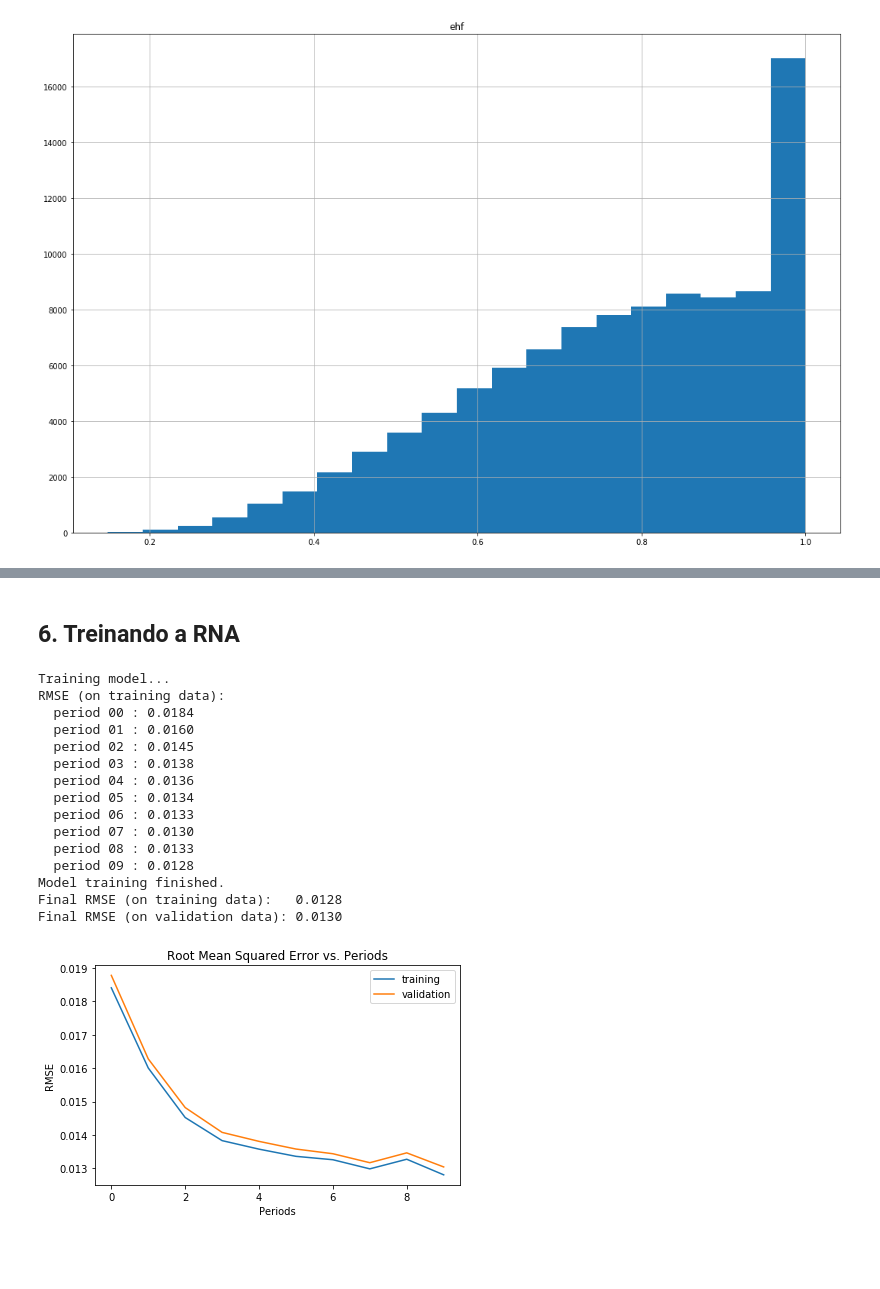
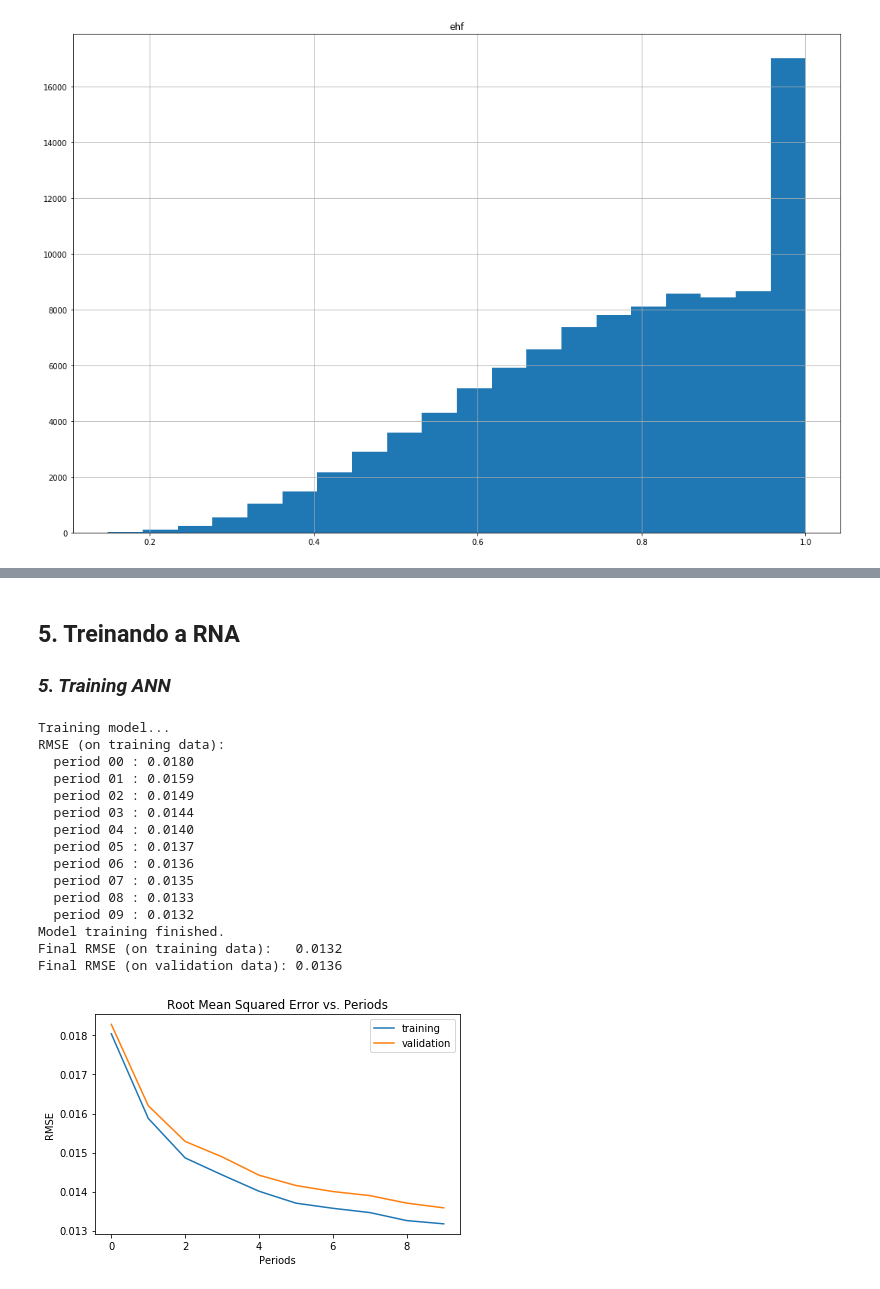
Before and after one commit to marcelosalles/dissertacao, a Jupyter notebook: RNA_EHF.ipynb, the cells around one changed output, grey strips where cells are left out. Saved outputs shown, nothing was run; the diff lists cells and outputs as text; code cells hidden in the pictures; blank space fills up the shorter version.

```diff
--- a/RNA_EHF.ipynb
+++ b/RNA_EHF.ipynb
@@ -336,33 +290,0 @@ print(
-# %%
-# SKIP!!!!!!!!!!!!!!!!!!!!!!!!!!!!!!!!!!!!!!!!!!!!!!!!!!!!!!
-
-cond_N = (dataset_features['azimuth'] < -.75) | (dataset_features['azimuth'] > .75)
-cond_E = (dataset_features['azimuth'] < -.25) & (dataset_features['azimuth'] > -.75)
-cond_S = (dataset_features['azimuth'] < .25) & (dataset_features['azimuth'] > -.25)
-cond_W = (dataset_features['azimuth'] < .75) & (dataset_features['azimuth'] > .25)
-wall_1exp = (dataset_features['room_type'] == '1_wall')
-wall_3exp = (dataset_features['room_type'] == '3_wall')
-window_1exp = (dataset_features['room_type'] == '1_window')
-window_3exp = (dataset_features['room_type'] == '3_window')
-
-dataset_features['wall_N'] = dataset_features['wall_0'].where(cond_N, 0)
-dataset_features['wall_E'] = dataset_features['wall_0'].where(cond_E, 0)
-dataset_features['wall_S'] = dataset_features['wall_0'].where(cond_S, 0)
-dataset_features['wall_W'] = dataset_features['wall_0'].where(cond_W, 0)
-
-dataset_features['wall_N'] = dataset_features['wall_1'].where((cond_W & (wall_1exp | window_1exp)), dataset_features['wall_N'])
-dataset_features['wall_E'] = dataset_features['wall_1'].where((cond_N & (wall_1exp | window_1exp)), dataset_features['wall_E'])
-dataset_features['wall_S'] = dataset_features['wall_1'].where((cond_E & (wall_1exp | window_1exp)), dataset_features['wall_S'])
-dataset_features['wall_W'] = dataset_features['wall_1'].where((cond_S & (wall_1exp | window_1exp)), dataset_features['wall_W'])
-
-dataset_features['wall_N'] = dataset_features['wall_3'].where((cond_E & (wall_3exp | window_3exp)), dataset_features['wall_N'])
-dataset_features['wall_E'] = dataset_features['wall_3'].where((cond_S & (wall_3exp | window_3exp)), dataset_features['wall_E'])
-dataset_features['wall_S'] = dataset_features['wall_3'].where((cond_W & (wall_3exp | window_3exp)), dataset_features['wall_S'])
-dataset_features['wall_W'] = dataset_features['wall_3'].where((cond_N & (wall_3exp | window_3exp)), dataset_features['wall_W'])
-
-dataset_features['wwr_N'] = dataset_features['wwr_real'].where(dataset_features['wall_N'] > 0, 0)
-dataset_features['wwr_E'] = dataset_features['wwr_real'].where(dataset_features['wall_E'] > 0, 0)
-dataset_features['wwr_S'] = dataset_features['wwr_real'].where(dataset_features['wall_S'] > 0, 0)
-dataset_features['wwr_W'] = dataset_features['wwr_real'].where(dataset_features['wall_W'] > 0, 0)
-
-dataset_features[['azimuth', 'room_type', 'wall_N', 'wall_E', 'wall_S', 'wall_W', 'wwr_N', 'wwr_E', 'wwr_S', 'wwr_W', 'wall_0', 'wall_1', 'wall_3', 'wall_2']].head(10)
@@ -515,3 +369,4 @@ Validation targets summary:
 # %% [markdown]
-## 6. Treinando a RNA
+## 5. Treinando a RNA
+### _5. Training ANN_
 # %%
@@ -713,28 +549,28 @@ def train_nn_regression_model(
 # %%
 EHF = train_nn_regression_model(
     my_optimizer=tf.train.AdagradOptimizer(learning_rate=0.05), # AdagradOptimizer
     steps=150000,
     batch_size=50,
     hidden_units=[50, 20], # duas camadas
     target=target,
-    training_examples=training_examples,
-    training_targets=training_targets,
-    validation_examples=validation_examples,
-    validation_targets=validation_targets)
+    training_examples=dataset_features,
+    training_targets=dataset_targets,
+    validation_examples=dataset_validation_features,
+    validation_targets=dataset_validation_targets)
 # %% [output]
 Training model...
 RMSE (on training data):
-  period 00 : 0.0184
-  period 01 : 0.0160
-  period 02 : 0.0145
-  period 03 : 0.0138
-  period 04 : 0.0136
-  period 05 : 0.0134
-  period 06 : 0.0133
-  period 07 : 0.0130
+  period 00 : 0.0180
+  period 01 : 0.0159
+  period 02 : 0.0149
+  period 03 : 0.0144
+  period 04 : 0.0140
+  period 05 : 0.0137
+  period 06 : 0.0136
+  period 07 : 0.0135
   period 08 : 0.0133
-  period 09 : 0.0128
+  period 09 : 0.0132
 Model training finished.
-Final RMSE (on training data):   0.0128
-Final RMSE (on validation data): 0.0130
+Final RMSE (on training data):   0.0132
+Final RMSE (on validation data): 0.0136
-[figure, old version]
+[figure, new version]
```
Also changed, not shown: parts of 44 cells of this notebook, 1 other file.
